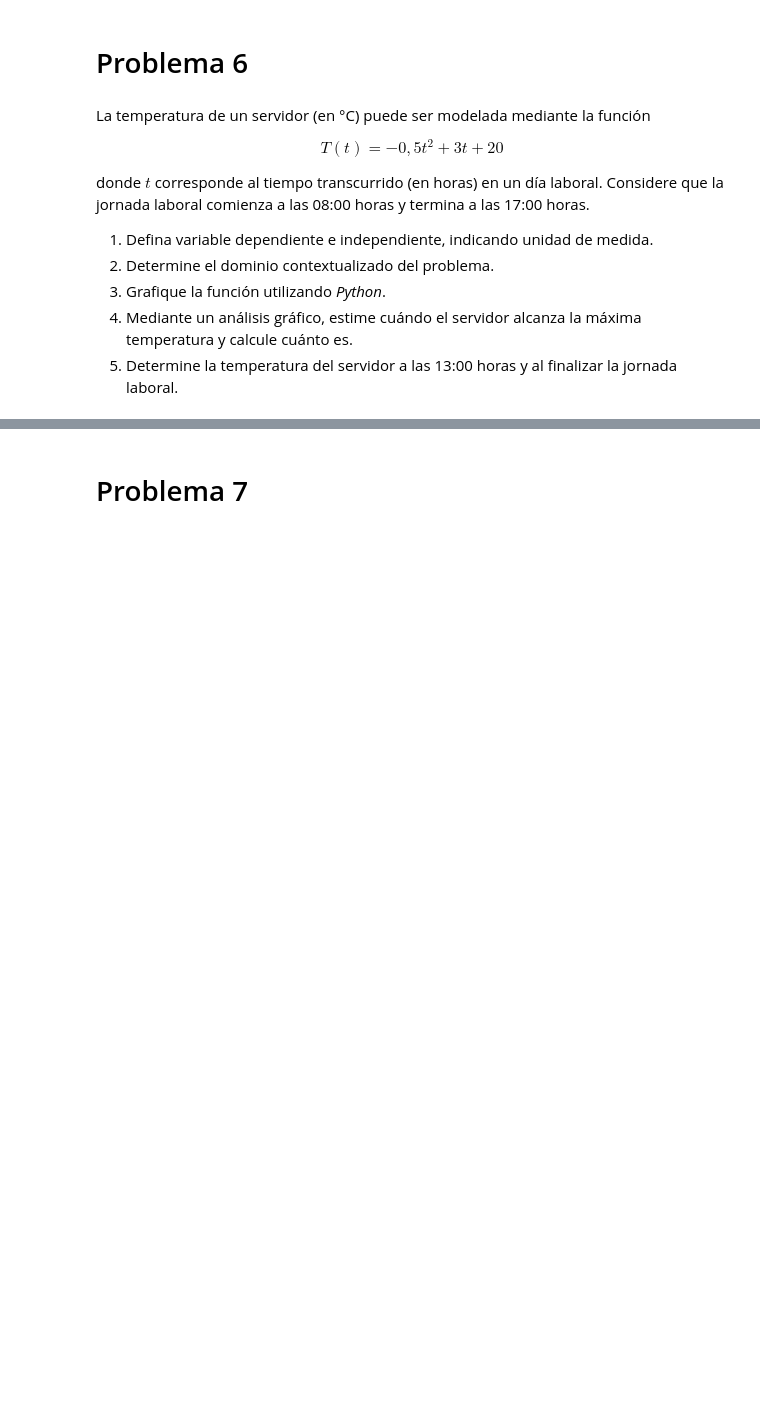
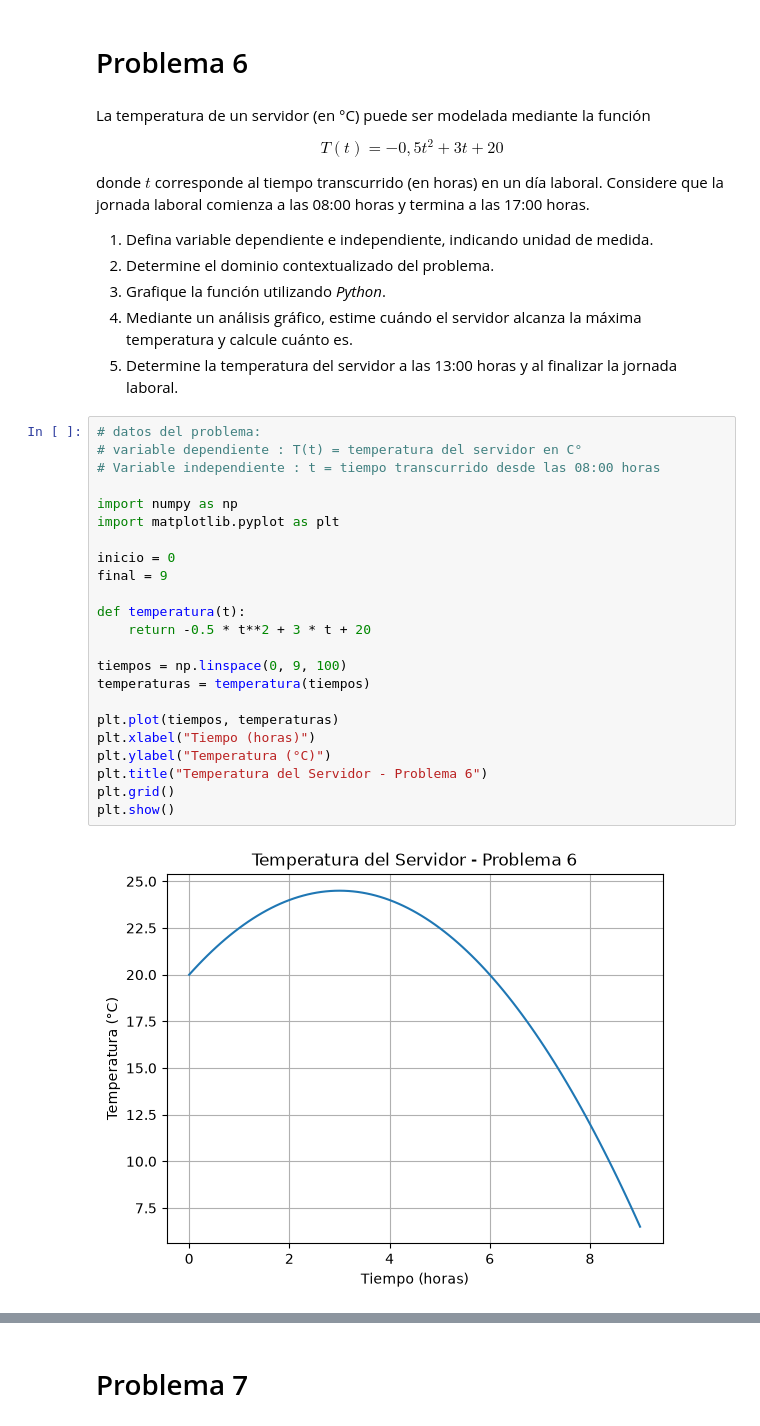
Before and after one commit to AleLagosP/Matematica-Aplicada-con-Python, a Jupyter notebook: Clase 1 - inrtroduccion/G1_Funciones.ipynb, the cells around one changed output, grey strips where cells are left out. Drawn from its saved outputs; the diff is of its cells as text; blank space fills up the shorter version.

```diff
--- a/Clase 1 - inrtroduccion/G1_Funciones.ipynb
+++ b/Clase 1 - inrtroduccion/G1_Funciones.ipynb
@@ -131,3 +229,28 @@ donde $t$ corresponde al tiempo transcurrido (en horas) en un día laboral. Cons
 3.  Grafique la función utilizando *Python*.
 4.  Mediante un análisis gráfico, estime cuándo el servidor alcanza la máxima temperatura y calcule cuánto es.
 5.  Determine la temperatura del servidor a las 13:00 horas y al finalizar la jornada laboral.
+# %%
+# datos del problema:
+# variable dependiente : T(t) = temperatura del servidor en C°
+# Variable independiente : t = tiempo transcurrido desde las 08:00 horas
+
+import numpy as np
+import matplotlib.pyplot as plt
+
+inicio = 0
+final = 9
+
+def temperatura(t):
+    return -0.5 * t**2 + 3 * t + 20
+
+tiempos = np.linspace(0, 9, 100)
+temperaturas = temperatura(tiempos)
+
+plt.plot(tiempos, temperaturas)
+plt.xlabel("Tiempo (horas)")
+plt.ylabel("Temperatura (°C)")
+plt.title("Temperatura del Servidor - Problema 6")
+plt.grid()
+plt.show()
+# %% [output]
+[figure, added]
```
Also changed, not shown: parts of 9 cells of this notebook, 1 other file.
